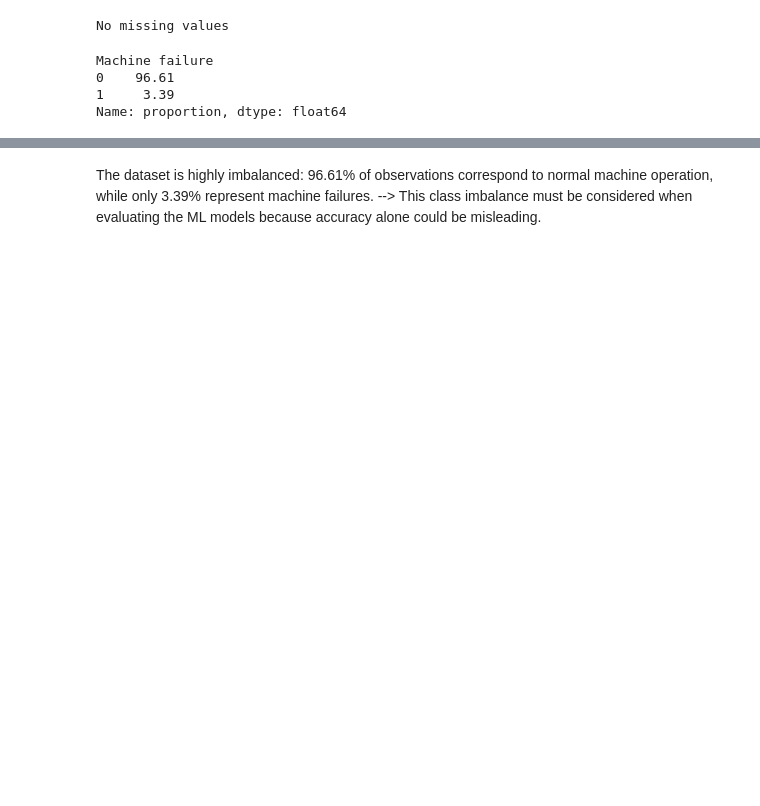
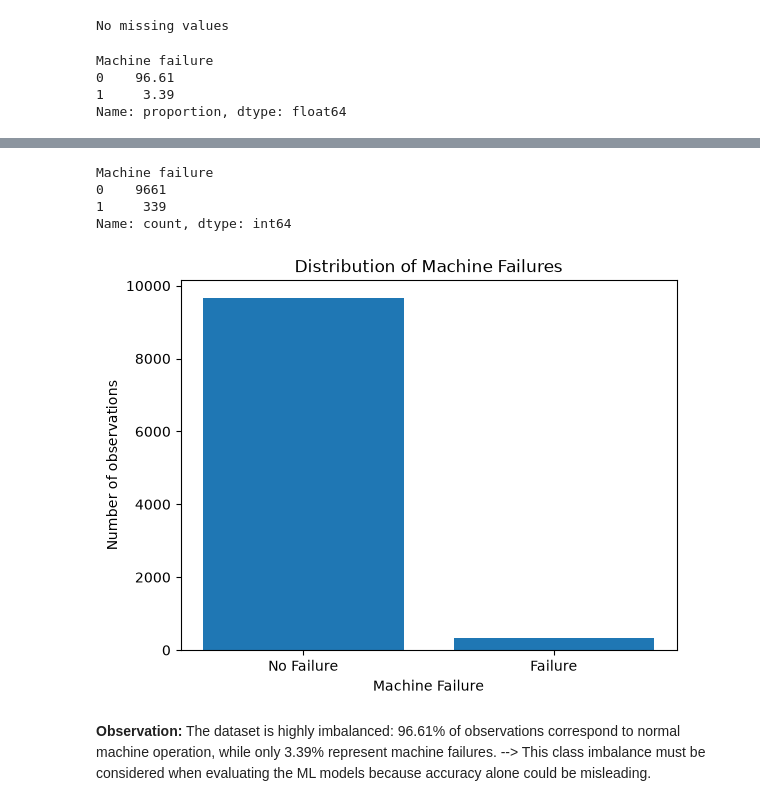
Before and after one commit to ranachikhaoui/predictive-maintenance-ml, a Jupyter notebook: notebooks/01_data_exploration.ipynb, the cells around one changed output, grey strips where cells are left out. Cells and saved outputs as stored; diff of their text form; code cells hidden in the pictures; blank space fills up the shorter version.

Commit message:
Add exploratory data analysis visualizations

```diff
--- a/notebooks/01_data_exploration.ipynb
+++ b/notebooks/01_data_exploration.ipynb
@@ -92,3 +96,20 @@ Name: proportion, dtype: float64
+# %%
+# Visualize the distribution of machine failures
+failure_counts = df["Machine failure"].value_counts()
+
+print(failure_counts)
+plt.bar(failure_counts.index, failure_counts.values)
+plt.title("Distribution of Machine Failures")
+plt.xlabel("Machine Failure")
+plt.ylabel("Number of observations")
+plt.xticks([0,1],["No Failure", "Failure"])
+plt.show()
+# %% [output]
+Machine failure
+0    9661
+1     339
+Name: count, dtype: int64
+[figure, added]
 # %% [markdown]
-The dataset is highly imbalanced: 96.61% of observations correspond to normal machine operation, while only 3.39% represent machine failures.
+**Observation:** The dataset is highly imbalanced: 96.61% of observations correspond to normal machine operation, while only 3.39% represent machine failures.
 --> This class imbalance must be considered when evaluating the ML models because accuracy alone could be misleading.
```
Also changed, not shown: parts of 15 cells of this notebook.
